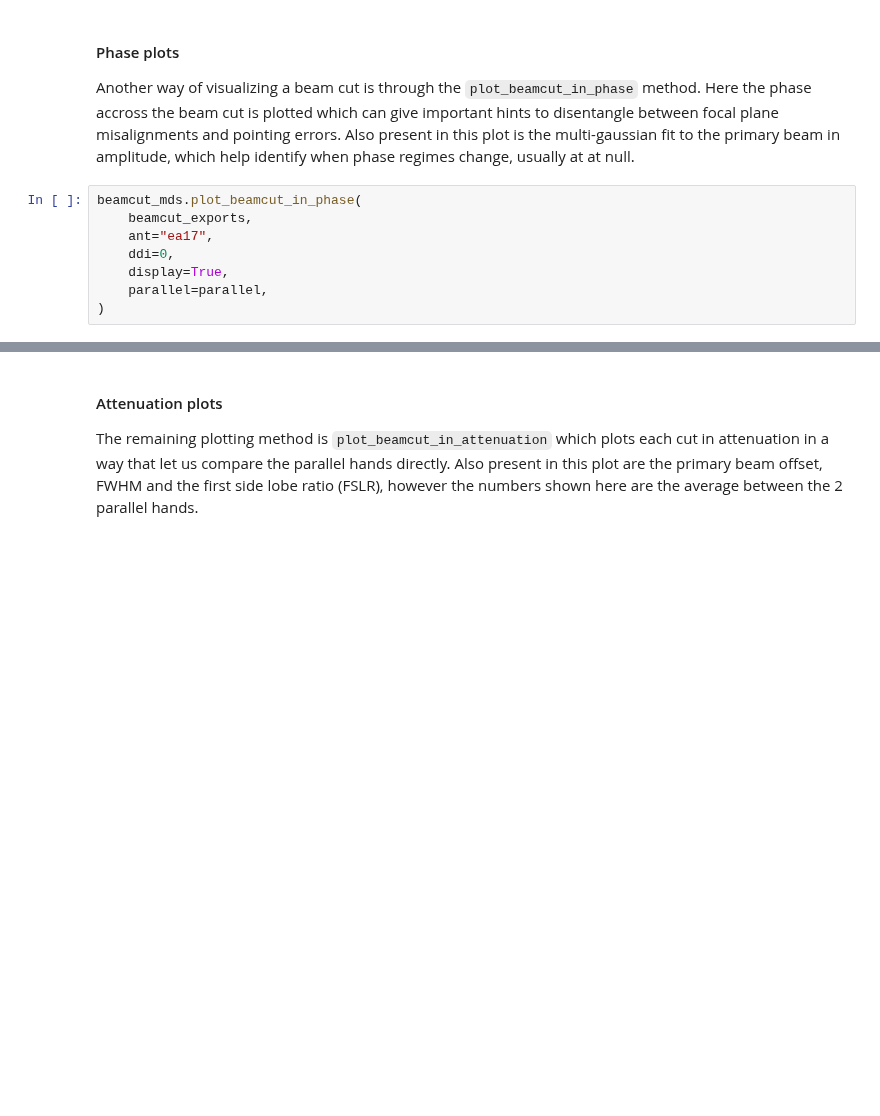
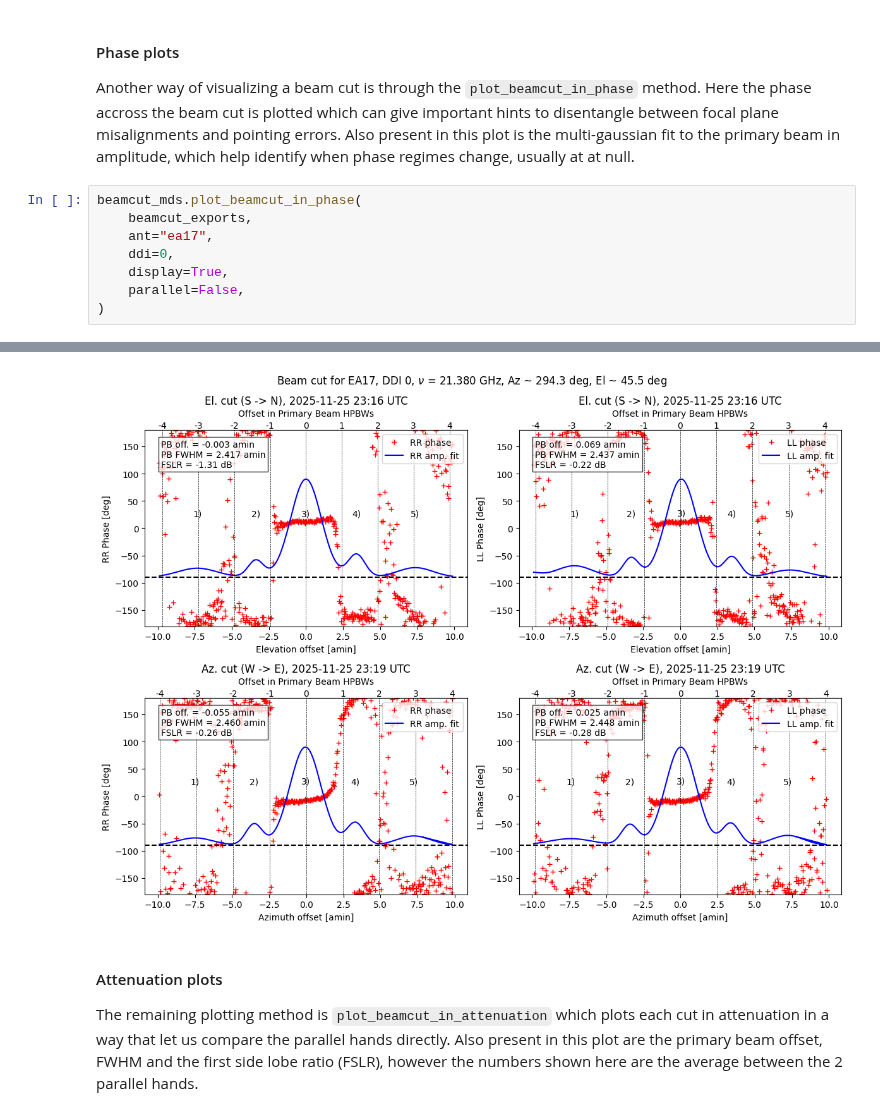
Before and after one commit to nrao/astrohack, a Jupyter notebook: docs/tutorials/beamcut_tutorial.ipynb, the cells around one changed output, grey strips where cells are left out. Saved outputs shown, nothing was run; the diff lists cells and outputs as text; blank space fills up the shorter version.

```diff
--- a/docs/tutorials/beamcut_tutorial.ipynb
+++ b/docs/tutorials/beamcut_tutorial.ipynb
@@ -262,6 +267,6 @@ beamcut_mds.plot_beamcut_in_phase(
     ant="ea17",
     ddi=0,
     display=True,
-    parallel=parallel,
+    parallel=False,
 )
 # %% [output]
@@ -269,3 +274,4 @@ beamcut_mds.plot_beamcut_in_phase(
+[figure, added]
 # %% [markdown]
 #### Attenuation plots
 
```
Also changed, not shown: parts of 11 cells of this notebook, 4 other files.
